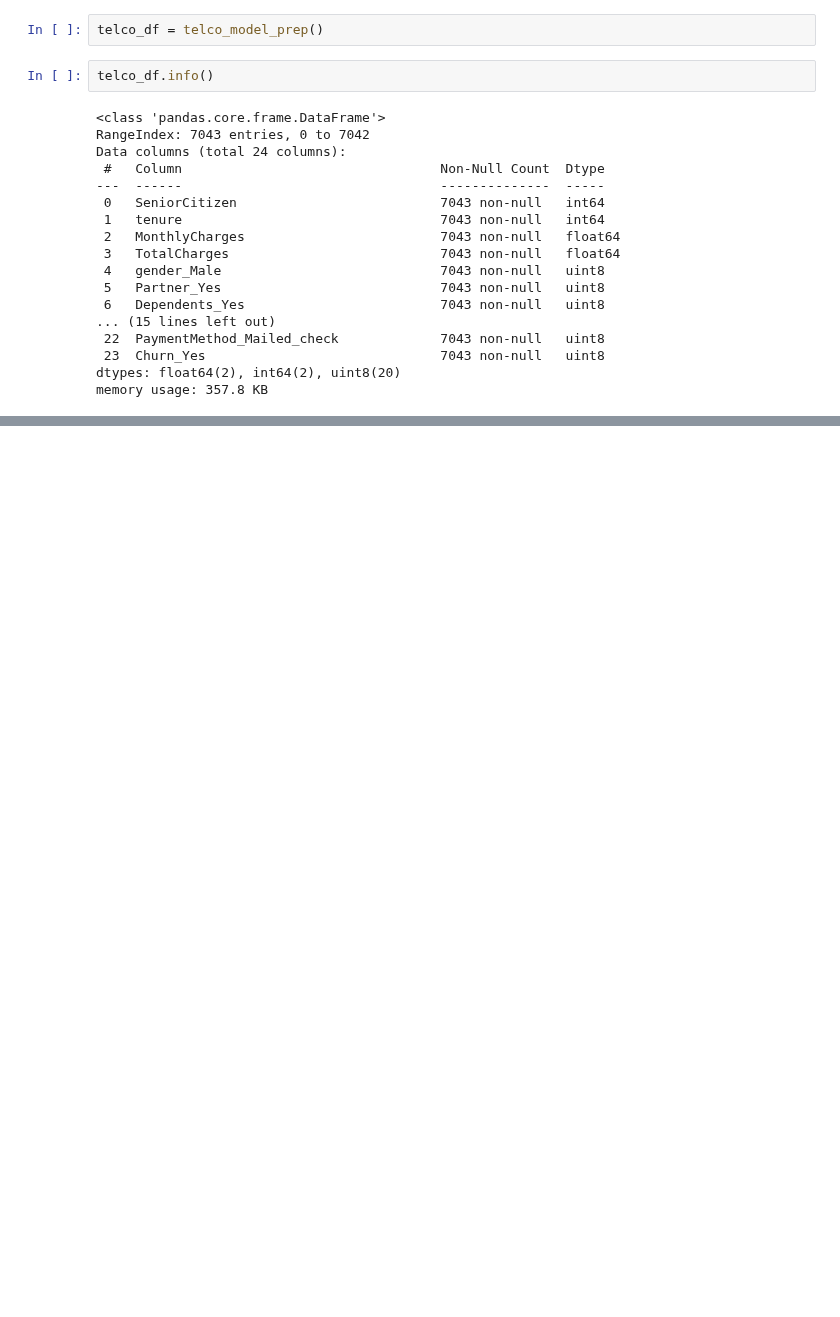
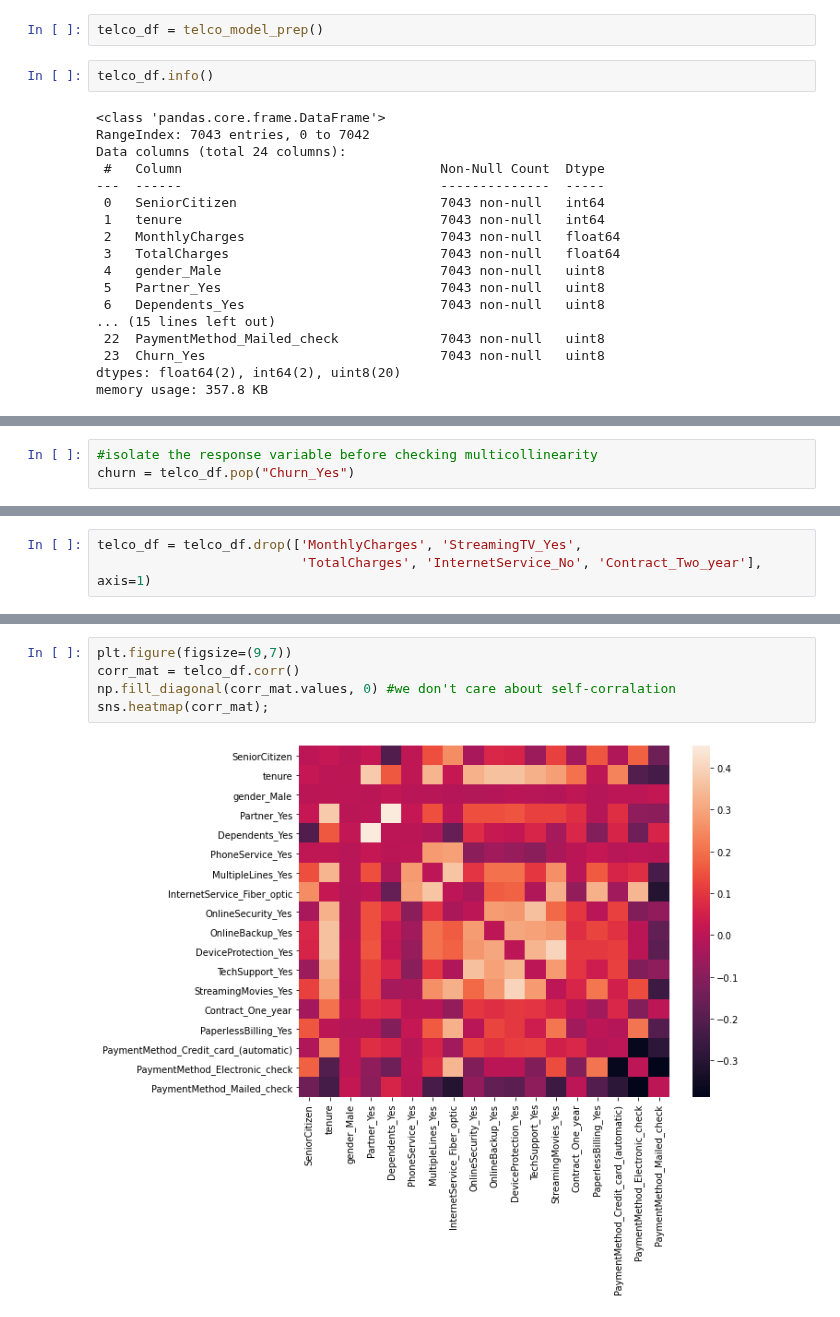
Before and after one commit to konstanzer/reducing_churn, a Jupyter notebook: modeling.ipynb, the cells around one changed output, grey strips where cells are left out. Cells and saved outputs as stored; diff of their text form; blank space fills up the shorter version.

```diff
--- a/modeling.ipynb
+++ b/modeling.ipynb
@@ -47,0 +69,3 @@ telco_df = scale(telco_df) #indpendently standardizes each feature (mu=0, var=1)
+# %%
+#isolate the response variable before checking multicollinearity
+churn = telco_df.pop("Churn_Yes")
@@ -47,0 +111,3 @@ telco_df = scale(telco_df) #indpendently standardizes each feature (mu=0, var=1)
+# %%
+telco_df = telco_df.drop(['MonthlyCharges', 'StreamingTV_Yes',
+                          'TotalCharges', 'InternetService_No', 'Contract_Two_year'], axis=1)
@@ -47,0 +134,7 @@ telco_df = scale(telco_df) #indpendently standardizes each feature (mu=0, var=1)
+# %%
+plt.figure(figsize=(9,7))
+corr_mat = telco_df.corr()
+np.fill_diagonal(corr_mat.values, 0) #we don't care about self-corralation
+sns.heatmap(corr_mat);
+# %% [output]
+[figure, added]
```
Also changed, not shown: parts of 37 cells of this notebook, 4 other files.
